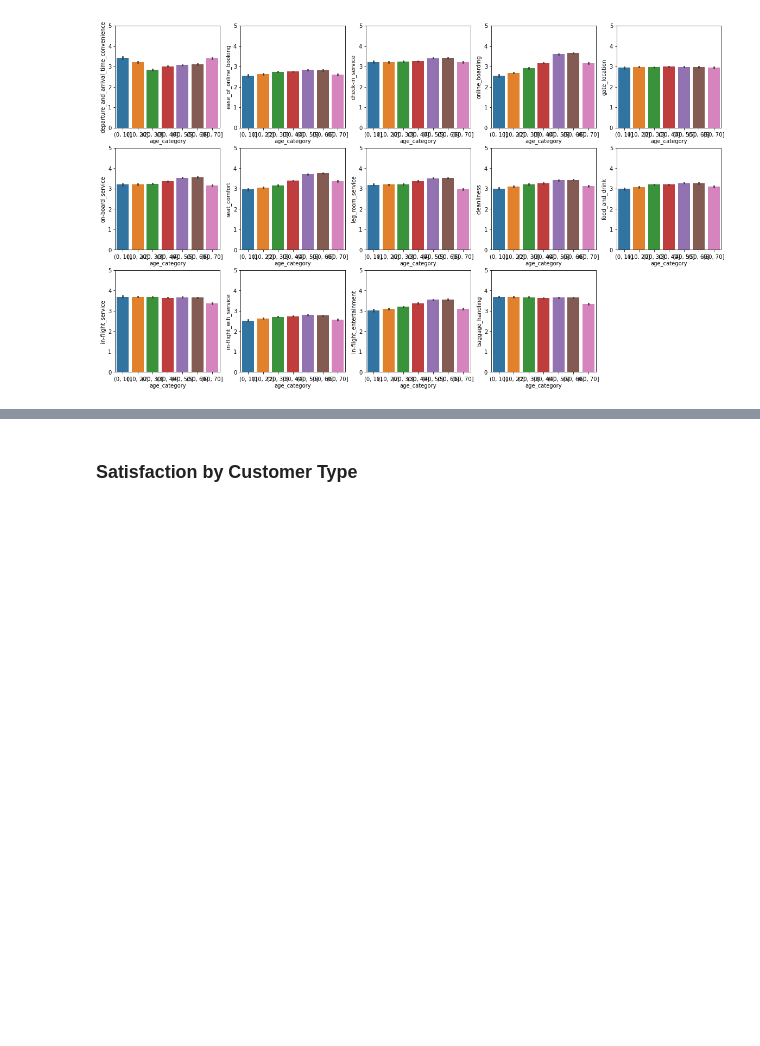
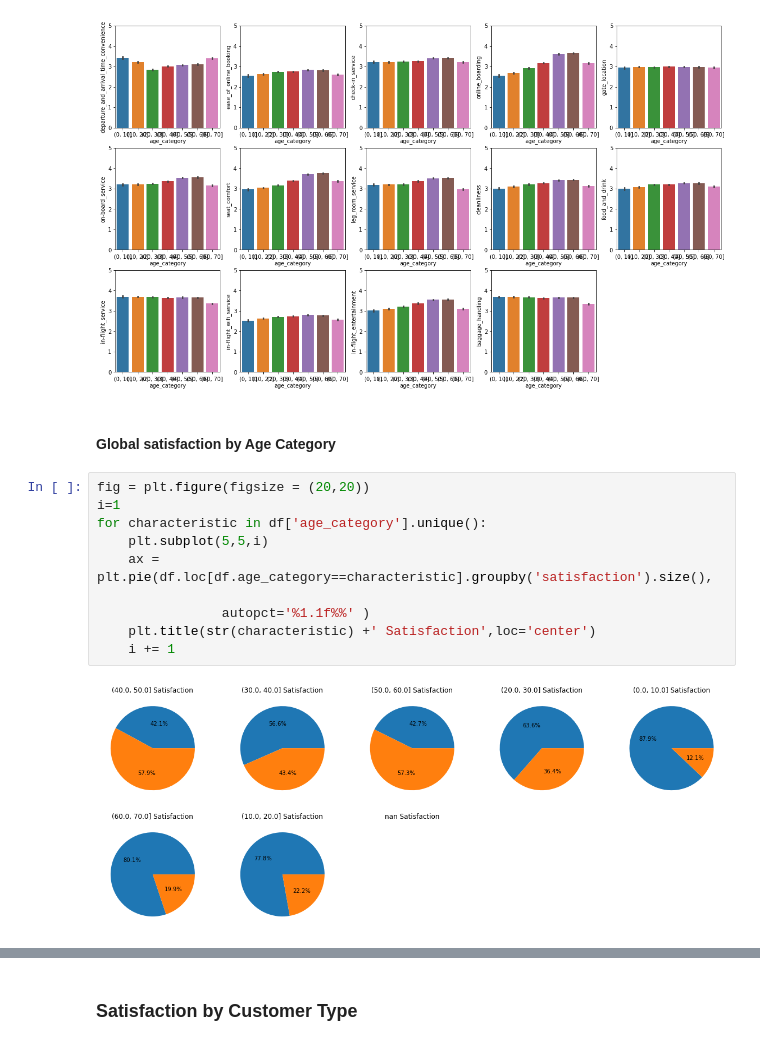
Before and after one commit to Yurhigz/Airline-Passenger-Satisfaction, a Jupyter notebook: Python Script.ipynb, the cells around one changed output, grey strips where cells are left out. Cells and saved outputs as stored; diff of their text form; blank space fills up the shorter version.

```diff
--- a/Python Script.ipynb
+++ b/Python Script.ipynb
@@ -211,3 +212,17 @@ for feature in features:
     i +=1
 # %% [output]
 [figure]
+# %% [markdown]
+#### Global satisfaction by Age Category
+# %%
+fig = plt.figure(figsize = (20,20))
+i=1
+for characteristic in df['age_category'].unique():
+    plt.subplot(5,5,i)
+    ax = plt.pie(df.loc[df.age_category==characteristic].groupby('satisfaction').size(),
+
+                autopct='%1.1f%%' )
+    plt.title(str(characteristic) +' Satisfaction',loc='center')
+    i += 1
+# %% [output]
+[figure, added]
```
Also changed, not shown: parts of 14 cells of this notebook.
